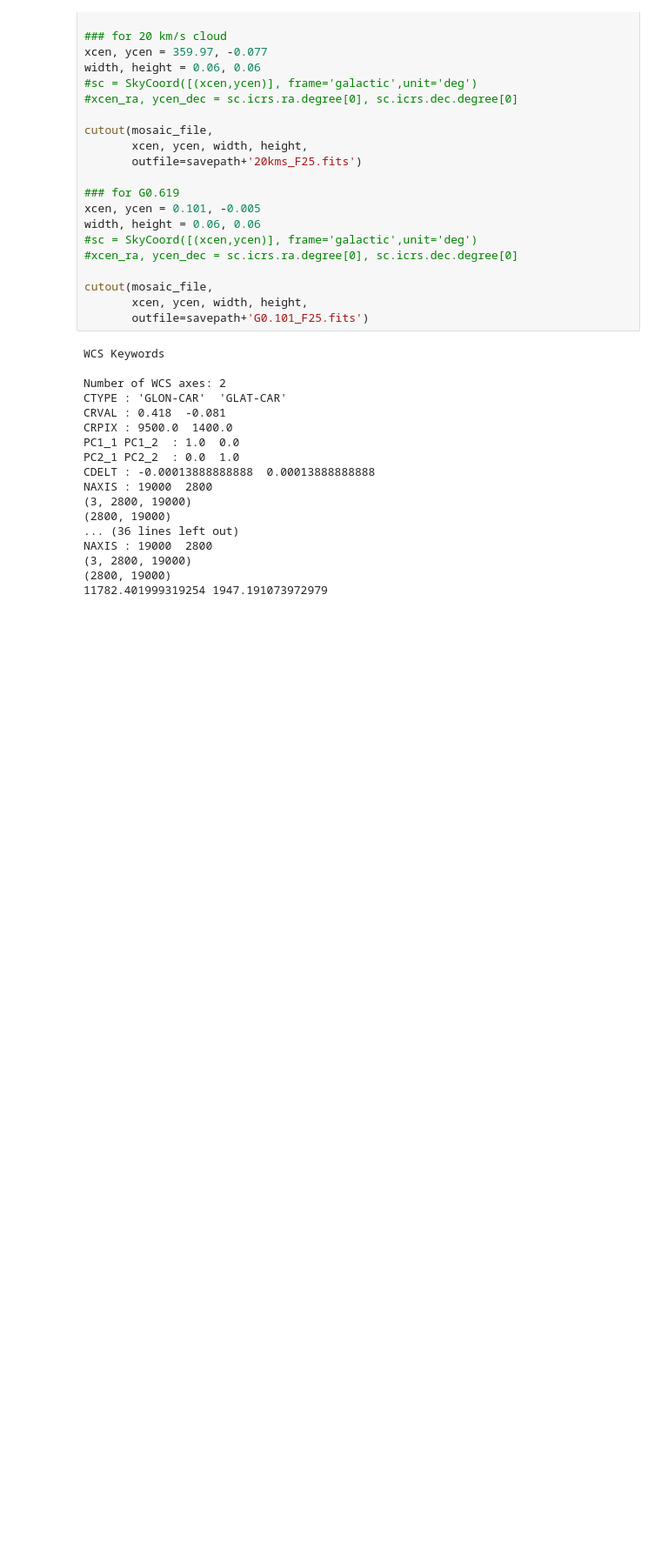
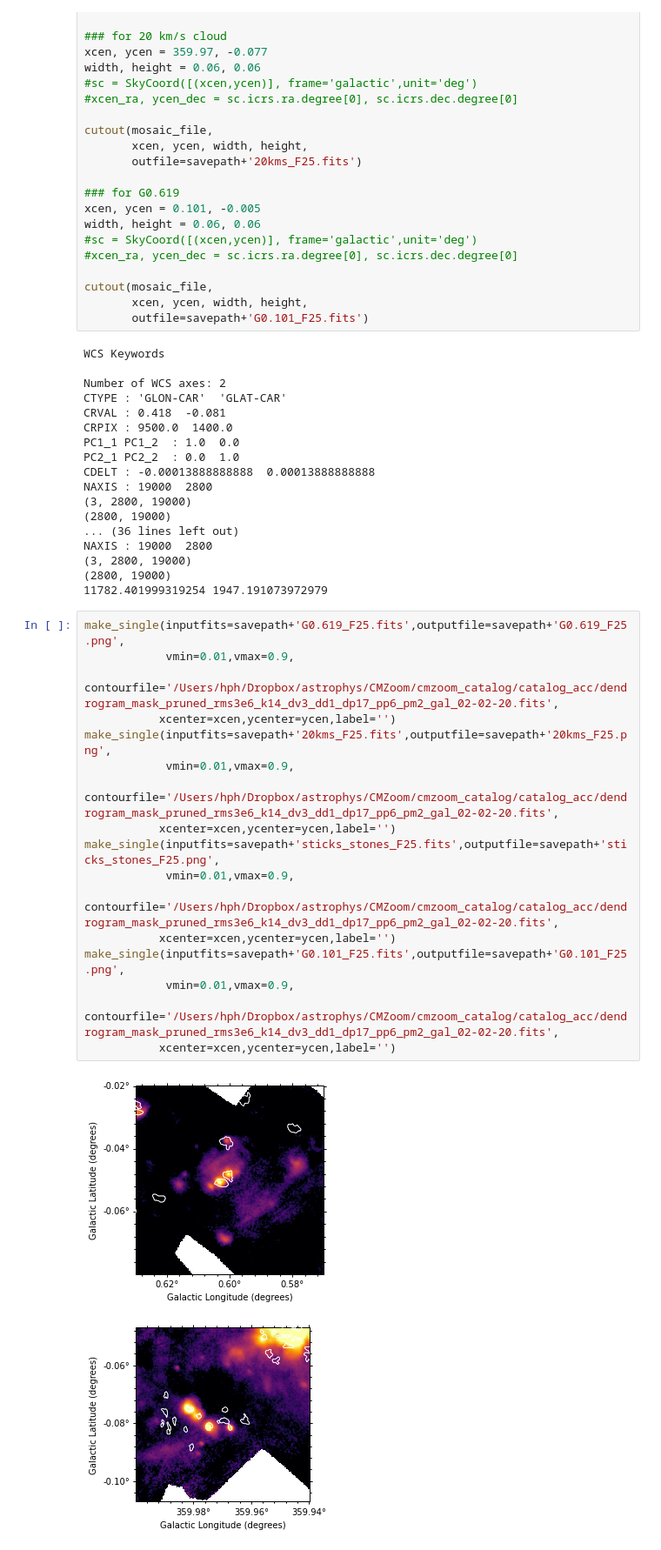
Before and after one commit to hpthatchfield/fits_cutout, a Jupyter notebook: cutout_test_FORCAST_CMZ.ipynb, the cells around one changed output. Shown at 87% size. Drawn from its saved outputs; the diff is of its cells as text; blank space fills up the shorter version.

Commit message:
added utility script, update to FORCAST testing file for presentation figures

```diff
--- a/cutout_test_FORCAST_CMZ.ipynb
+++ b/cutout_test_FORCAST_CMZ.ipynb
@@ -155,3 +77,23 @@ NAXIS : 19000  2800
 (3, 2800, 19000)
 (2800, 19000)
 11782.401999319254 1947.191073972979
+# %%
+make_single(inputfits=savepath+'G0.619_F25.fits',outputfile=savepath+'G0.619_F25.png',
+            vmin=0.01,vmax=0.9,
+            contourfile='/Users/hph/Dropbox/astrophys/CMZoom/cmzoom_catalog/catalog_acc/dendrogram_mask_pruned_rms3e6_k14_dv3_dd1_dp17_pp6_pm2_gal_02-02-20.fits',
+           xcenter=xcen,ycenter=ycen,label='')
+make_single(inputfits=savepath+'20kms_F25.fits',outputfile=savepath+'20kms_F25.png',
+            vmin=0.01,vmax=0.9,
+            contourfile='/Users/hph/Dropbox/astrophys/CMZoom/cmzoom_catalog/catalog_acc/dendrogram_mask_pruned_rms3e6_k14_dv3_dd1_dp17_pp6_pm2_gal_02-02-20.fits',
+           xcenter=xcen,ycenter=ycen,label='')
+make_single(inputfits=savepath+'sticks_stones_F25.fits',outputfile=savepath+'sticks_stones_F25.png',
+            vmin=0.01,vmax=0.9,
+            contourfile='/Users/hph/Dropbox/astrophys/CMZoom/cmzoom_catalog/catalog_acc/dendrogram_mask_pruned_rms3e6_k14_dv3_dd1_dp17_pp6_pm2_gal_02-02-20.fits',
+           xcenter=xcen,ycenter=ycen,label='')
+make_single(inputfits=savepath+'G0.101_F25.fits',outputfile=savepath+'G0.101_F25.png',
+            vmin=0.01,vmax=0.9,
+            contourfile='/Users/hph/Dropbox/astrophys/CMZoom/cmzoom_catalog/catalog_acc/dendrogram_mask_pruned_rms3e6_k14_dv3_dd1_dp17_pp6_pm2_gal_02-02-20.fits',
+           xcenter=xcen,ycenter=ycen,label='')
+# %% [output]
+[figure, added]
+[figure, added]
```
Also changed, not shown: parts of 5 cells of this notebook, 2 other files.
